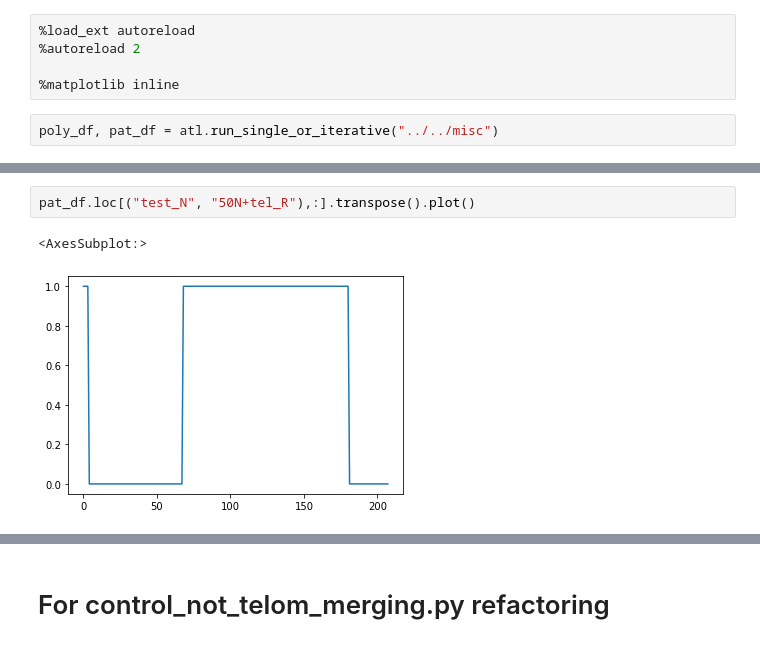
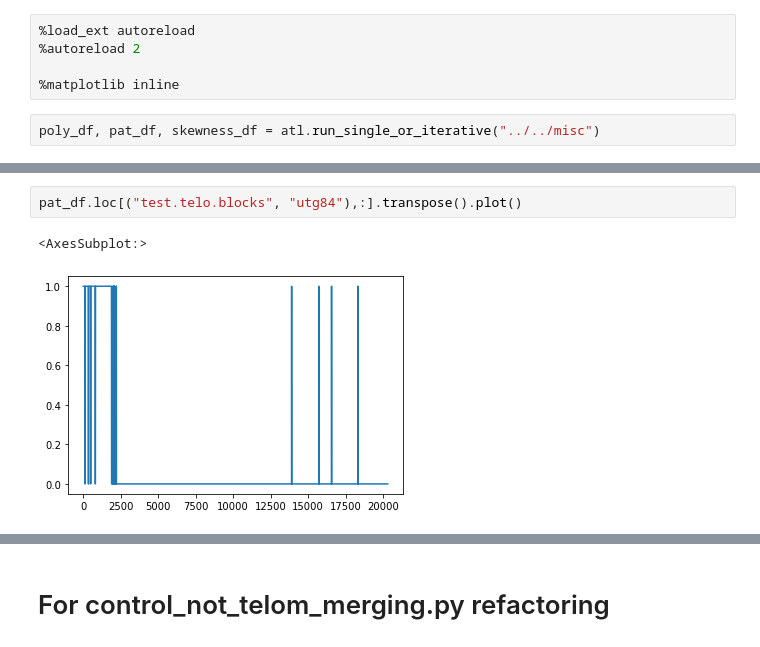
Before and after one commit to GillesFischerSorbonne/telofinder, a Jupyter notebook: src/python_script/analyse_telom_testing.ipynb, the cells around one changed output, grey strips where cells are left out. Drawn from its saved outputs; the diff is of its cells as text.

```diff
--- a/src/python_script/analyse_telom_testing.ipynb
+++ b/src/python_script/analyse_telom_testing.ipynb
@@ -7,6 +24,6 @@ import seaborn as sns
 
 %matplotlib inline
 # %%
-poly_df, pat_df = atl.run_single_or_iterative("../../misc")
+poly_df, pat_df, skewness_df = atl.run_single_or_iterative("../../misc")
 # %% [output]
 '../../misc' is a directory. Running in iterative mode.
@@ -54,5 +77,5 @@ poly_df.loc[("test_N", "50N+tel_R"),:].transpose().plot()
 # %%
-pat_df.loc[("test_N", "50N+tel_R"),:].transpose().plot()
+pat_df.loc[("test.telo.blocks", "utg84"),:].transpose().plot()
 # %% [output]
 <AxesSubplot:>
-[figure, old version]
+[figure, new version]
```
Also changed, not shown: parts of 9 cells of this notebook.
